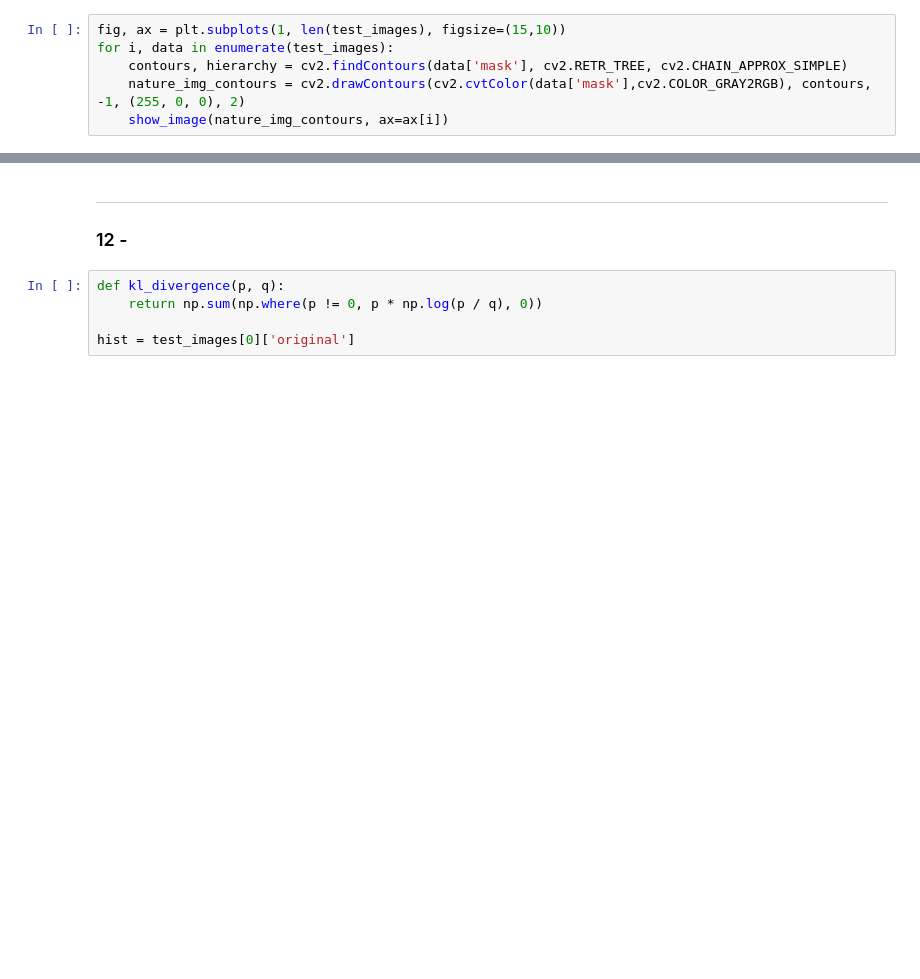
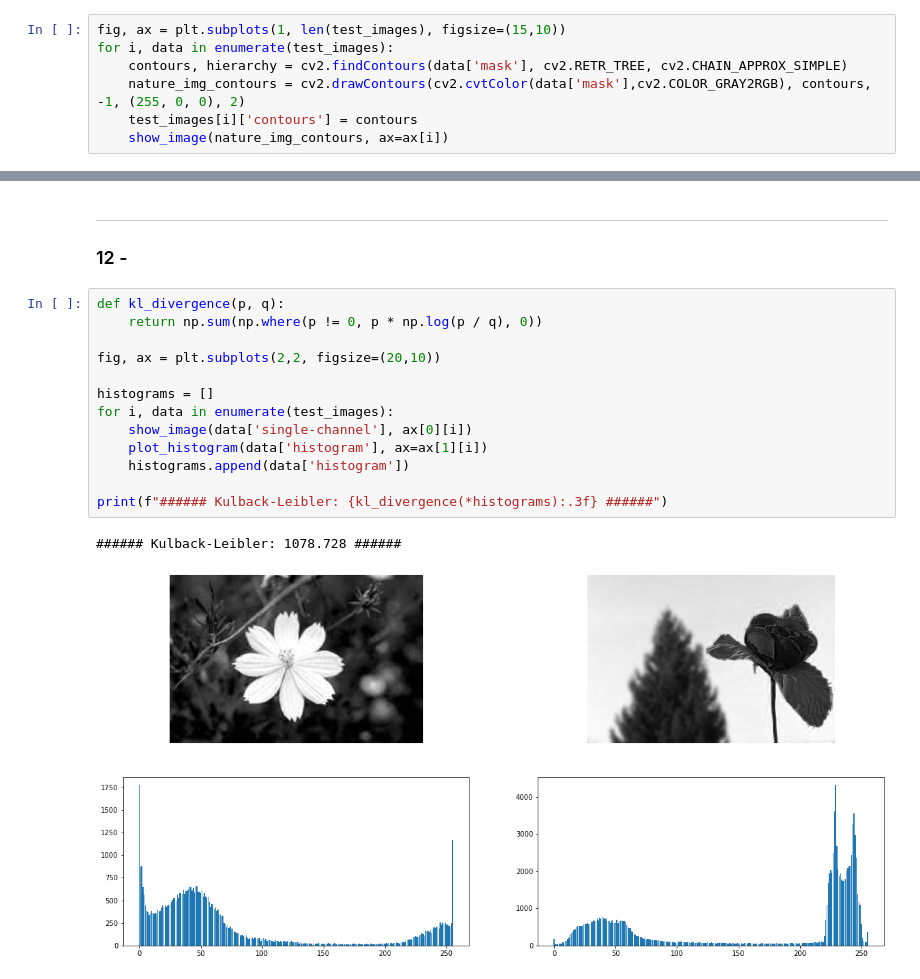
Before and after one commit to phdomingues/FEI-PhD_Masters-Subjects, a Jupyter notebook: ComputerVision/Atv02.ipynb, the cells around one changed output, grey strips where cells are left out. Drawn from its saved outputs; the diff is of its cells as text; blank space fills up the shorter version.

```diff
--- a/ComputerVision/Atv02.ipynb
+++ b/ComputerVision/Atv02.ipynb
@@ -404,6 +412,7 @@ fig, ax = plt.subplots(1, len(test_images), figsize=(15,10))
 for i, data in enumerate(test_images):
     contours, hierarchy = cv2.findContours(data['mask'], cv2.RETR_TREE, cv2.CHAIN_APPROX_SIMPLE)
     nature_img_contours = cv2.drawContours(cv2.cvtColor(data['mask'],cv2.COLOR_GRAY2RGB), contours, -1, (255, 0, 0), 2)
+    test_images[i]['contours'] = contours
     show_image(nature_img_contours, ax=ax[i])
 # %% [output]
 [figure]
@@ -424,5 +459,16 @@ for i, data in enumerate(test_images):
 # %%
 def kl_divergence(p, q):
     return np.sum(np.where(p != 0, p * np.log(p / q), 0))
 
-hist = test_images[0]['original']
+fig, ax = plt.subplots(2,2, figsize=(20,10))
+
+histograms = []
+for i, data in enumerate(test_images):
+    show_image(data['single-channel'], ax[0][i])
+    plot_histogram(data['histogram'], ax=ax[1][i])
+    histograms.append(data['histogram'])
+
+print(f"###### Kulback-Leibler: {kl_divergence(*histograms):.3f} ######")
+# %% [output]
+###### Kulback-Leibler: 1078.728 ######
+[figure, added]
```
Also changed, not shown: parts of 4 cells of this notebook, 1 other file.
